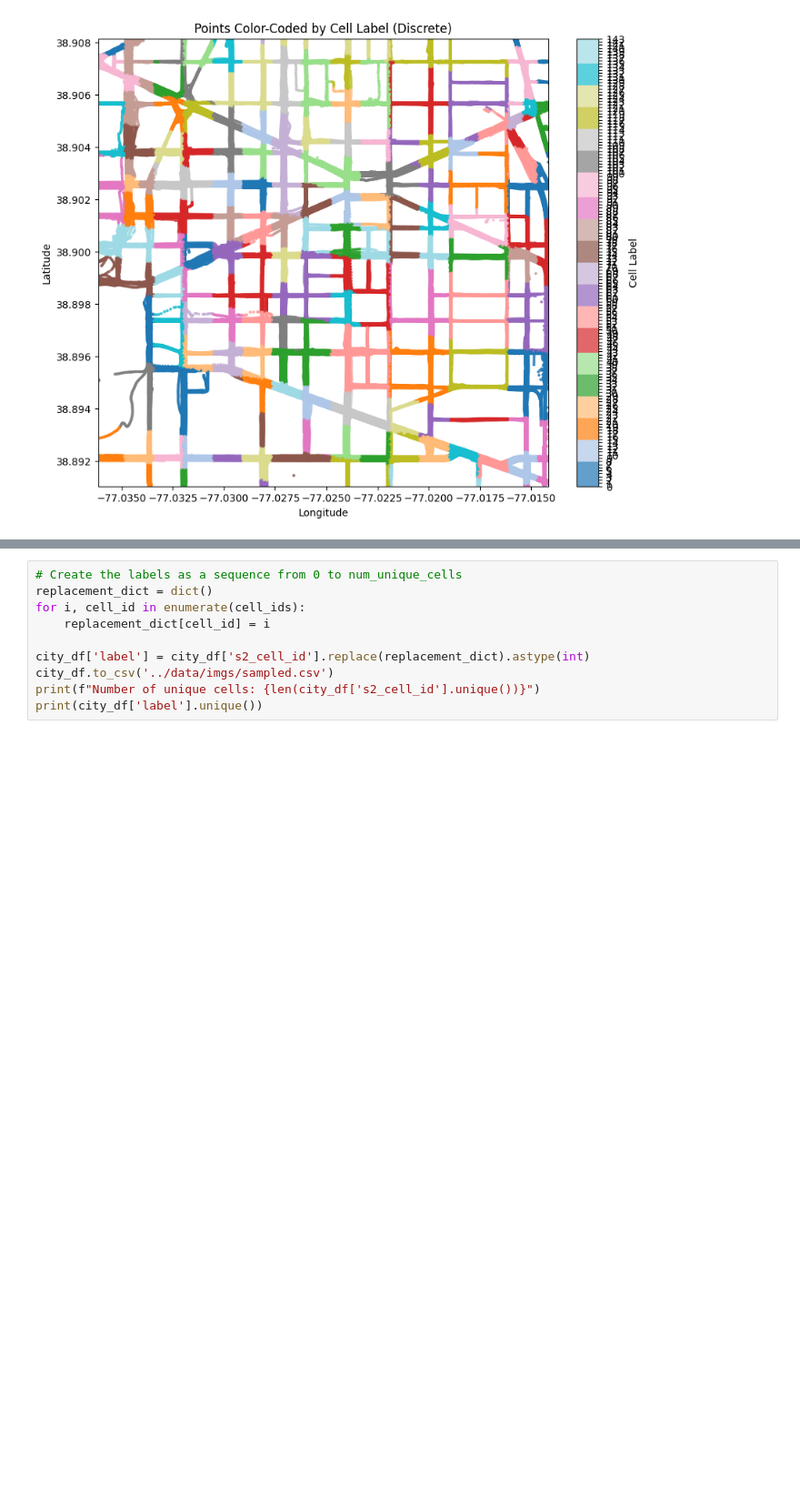
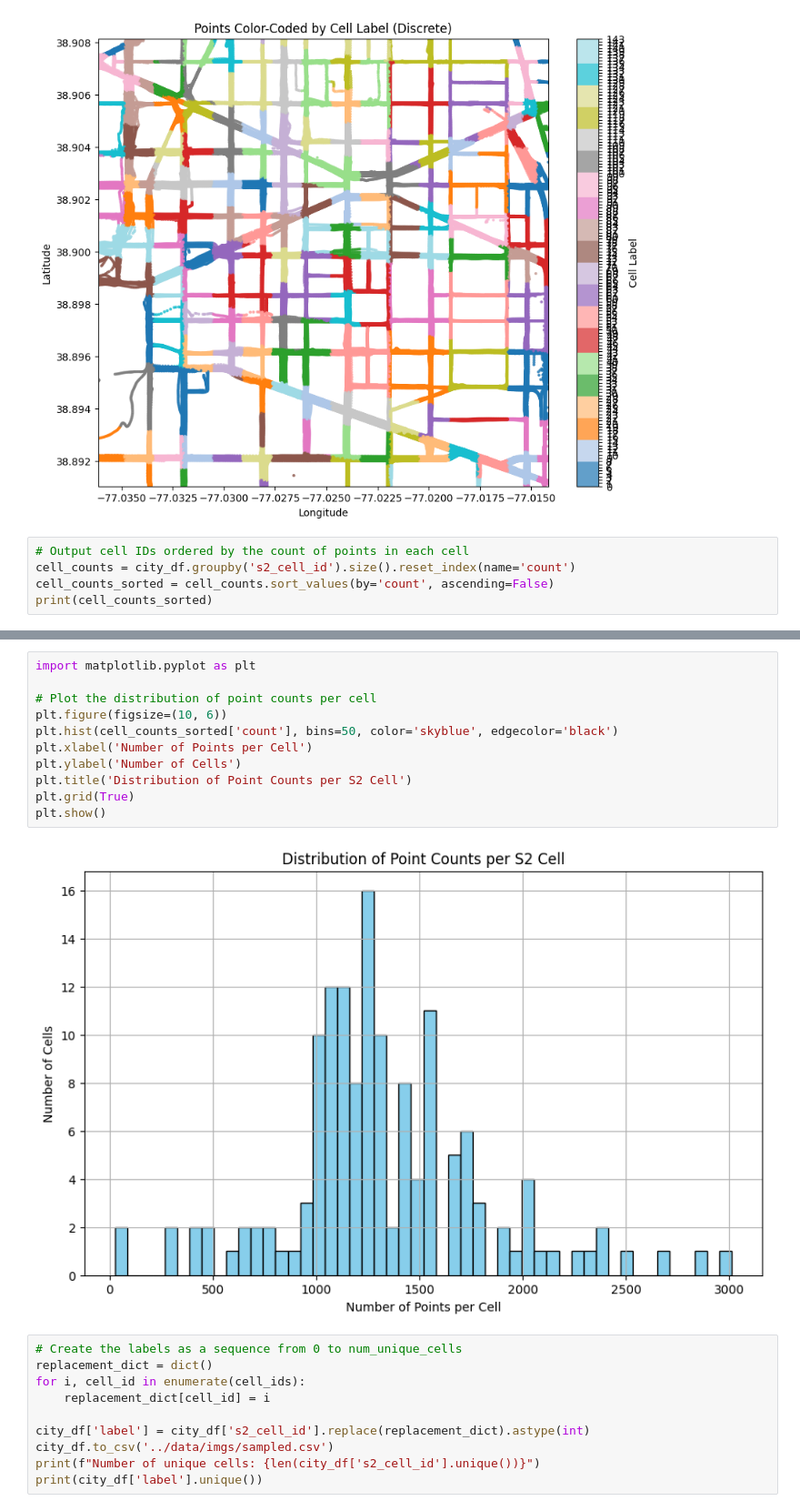
Before and after one commit to branisk/Geo-Guessrs, a Jupyter notebook: download/adaptive_partition.ipynb, the cells around one changed output, grey strips where cells are left out. Shown at 91% size. Cells and saved outputs as stored; diff of their text form; blank space fills up the shorter version.

Commit message:
add more visuals to adaptive partitioning

```diff
--- a/download/adaptive_partition.ipynb
+++ b/download/adaptive_partition.ipynb
@@ -178,3 +178,8 @@ def scatter_points_by_label(city_df: pd.DataFrame):
 scatter_points_by_label(city_df)
 # %% [output]
 [figure]
+# %%
+# Output cell IDs ordered by the count of points in each cell
+cell_counts = city_df.groupby('s2_cell_id').size().reset_index(name='count')
+cell_counts_sorted = cell_counts.sort_values(by='count', ascending=False)
+print(cell_counts_sorted)
@@ -181,3 +201,16 @@ scatter_points_by_label(city_df)
+# %%
+import matplotlib.pyplot as plt
+
+# Plot the distribution of point counts per cell
+plt.figure(figsize=(10, 6))
+plt.hist(cell_counts_sorted['count'], bins=50, color='skyblue', edgecolor='black')
+plt.xlabel('Number of Points per Cell')
+plt.ylabel('Number of Cells')
+plt.title('Distribution of Point Counts per S2 Cell')
+plt.grid(True)
+plt.show()
+# %% [output]
+[figure, added]
 # %%
 # Create the labels as a sequence from 0 to num_unique_cells
 replacement_dict = dict()
```
Also changed, not shown: parts of 1 cell of this notebook.
